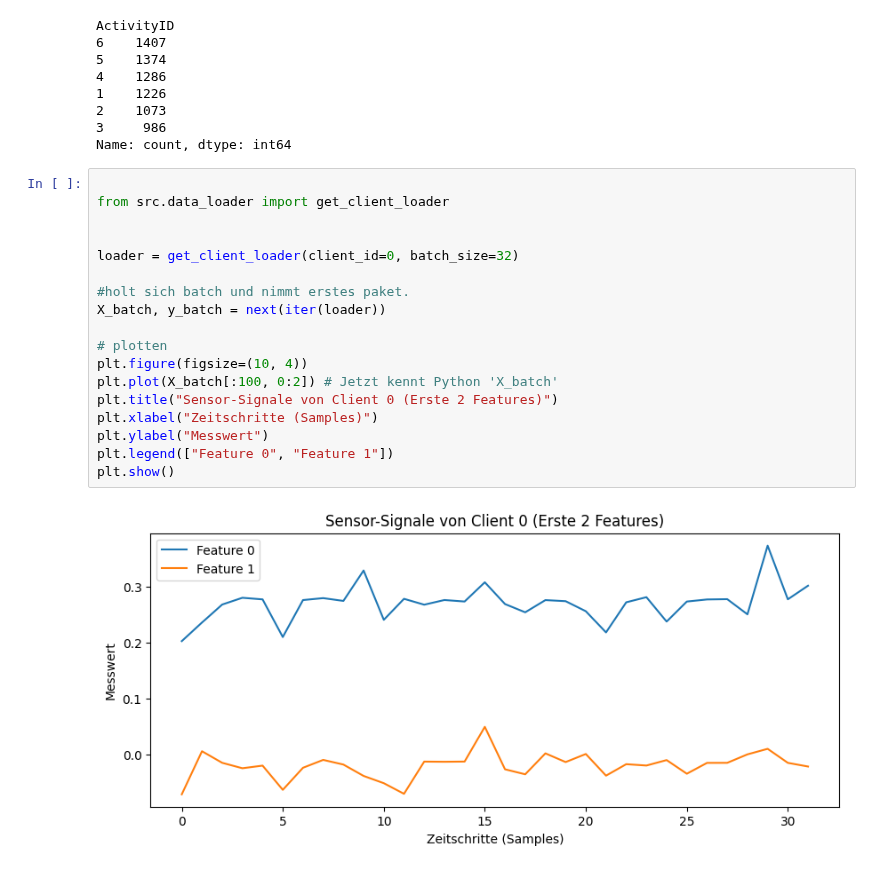
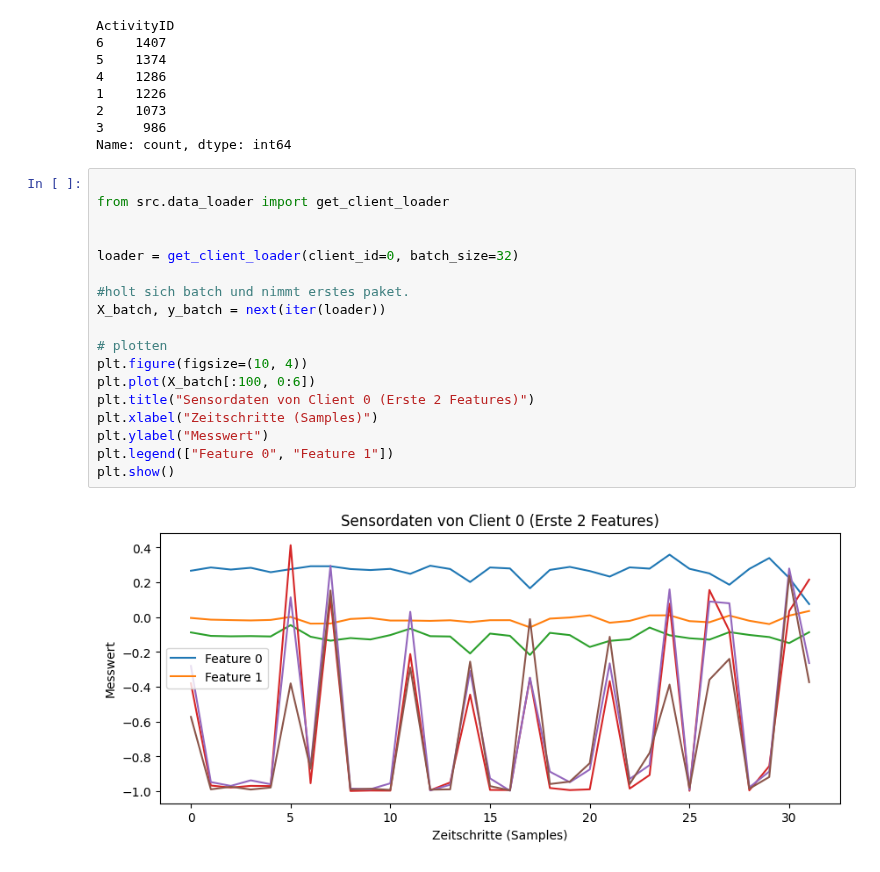
Before and after one commit to lorenz-k/FML-Activity-Classification, a Jupyter notebook: notebooks/data_exploration.ipynb, the cells around one changed output. Saved outputs shown, nothing was run; the diff lists cells and outputs as text.

```diff
--- a/notebooks/data_exploration.ipynb
+++ b/notebooks/data_exploration.ipynb
@@ -85,20 +85,20 @@ Name: count, dtype: int64
 # %%
 
 from src.data_loader import get_client_loader
 
 
 loader = get_client_loader(client_id=0, batch_size=32)
 
 #holt sich batch und nimmt erstes paket.
 X_batch, y_batch = next(iter(loader))
 
 # plotten
 plt.figure(figsize=(10, 4))
-plt.plot(X_batch[:100, 0:2]) # Jetzt kennt Python 'X_batch'
-plt.title("Sensor-Signale von Client 0 (Erste 2 Features)")
+plt.plot(X_batch[:100, 0:6])
+plt.title("Sensordaten von Client 0 (Erste 2 Features)")
 plt.xlabel("Zeitschritte (Samples)")
 plt.ylabel("Messwert")
 plt.legend(["Feature 0", "Feature 1"])
 plt.show()
 # %% [output]
-[figure, old version]
+[figure, new version]
```
Also changed, not shown: 1 other file.
